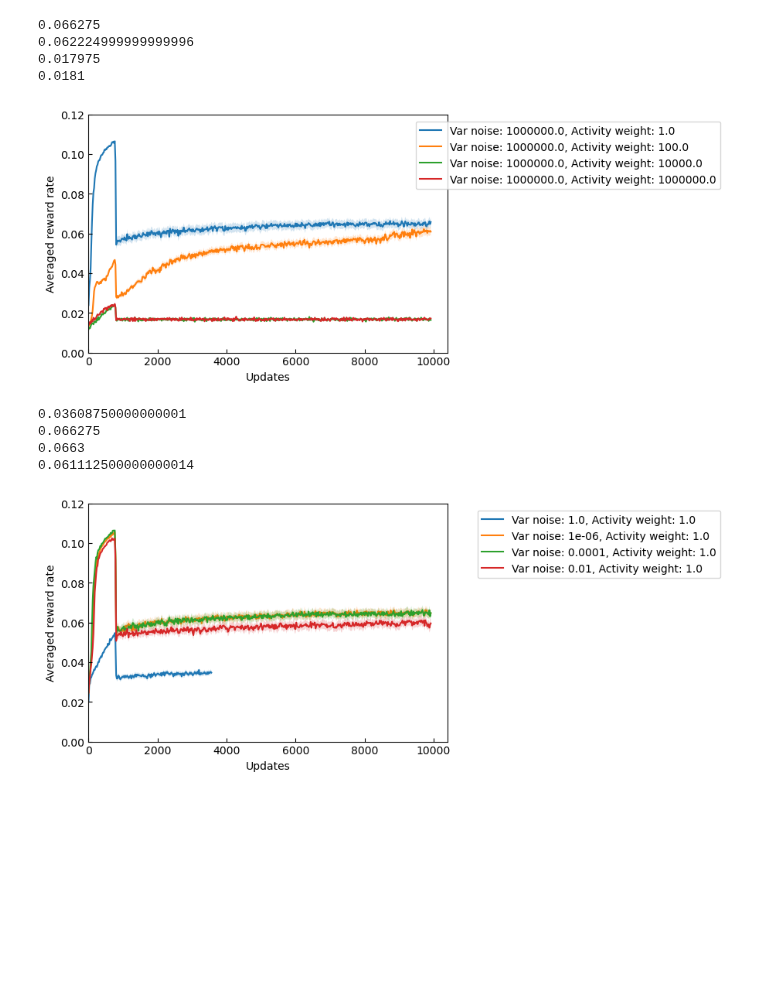
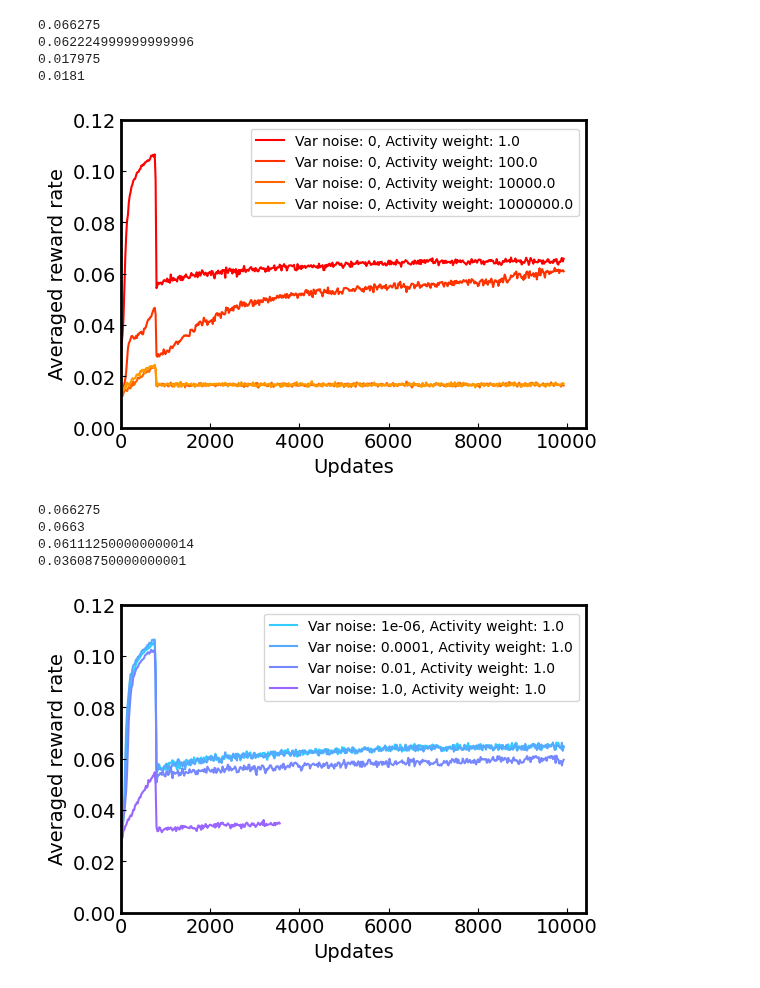
Before and after one commit to davidgbe/favorably_connected, a Jupyter notebook: notebooks/noise_and_activity_reg_grid_search.ipynb, the cells around one changed output. Saved outputs shown, nothing was run; the diff lists cells and outputs as text; code cells hidden in the pictures; blank space fills up the shorter version.

```diff
--- a/notebooks/noise_and_activity_reg_grid_search.ipynb
+++ b/notebooks/noise_and_activity_reg_grid_search.ipynb
@@ -10,8 +10,10 @@ import numpy as np
 import glob2 as glob
 import matplotlib as mpl
 import matplotlib.pyplot as plt
-from aux_funcs import parse_string_with_regex
+from aux_funcs import parse_string_with_regex, ordered_colors_from_cmap
 
+plt.rcParams['font.size'] = 14
+plt.rcParams['axes.linewidth'] = 2.0
 
 AVERAGING_SIZE = 20
 # %%
@@ -26,61 +28,78 @@ def load_data(data_path, averaging_size=AVERAGING_SIZE):
     for k in range(0, int(data.shape[1] / averaging_size) * averaging_size, averaging_size):
         reduced_data[:, int(k / averaging_size)] = data[:, k:k + averaging_size].mean(axis=1)
     return reduced_data
+
+def gen_sort_key(regex, start=1):
+    def f(name):
+        name = name.replace('\\', '/')
+        parsed_components = parse_string_with_regex(name, regex)[start:]
+        var_noise = float(parsed_components[0])
+        activity_weight = float(parsed_components[1])
+        return var_noise, activity_weight
+    return f
 # %%
 data_dir_regex = '../data/rl_agent_outputs/det_reward_to_stoch_noise_activity_penalty_*_var_noise_*_activity_weight_*/reward_rates'
 
 scale = 1
 fig, axs = plt.subplots(1, 1, figsize=(6 * scale, 4 * scale))
 
-for data_dir in glob.glob(data_dir_regex):
+blues = ordered_colors_from_cmap('autumn', 4, cmap_range=(0, 0.6))
+d_idx = 0
+
+for data_dir in sorted(glob.glob(data_dir_regex), key=gen_sort_key(data_dir_regex)):
     data_dir = data_dir.replace('\\', '/')
     parsed_components = parse_string_with_regex(data_dir, data_dir_regex)[1:]
 
     var_noise = float(parsed_components[0])
     activity_weight = float(parsed_components[1])
 
     if var_noise != 1e6 or activity_weight < 1e-3:
         continue
 
     reduced_data = load_data(os.path.join(data_dir, '*.npy'))
 
-    axs.fill_between(
-        np.arange(reduced_data.shape[1]) * AVERAGING_SIZE,
-        np.mean(reduced_data.T, axis=1) - np.std(reduced_data.T, axis=1) / np.sqrt(reduced_data.shape[0]),
-        np.mean(reduced_data.T, axis=1) + np.std(reduced_data.T, axis=1) / np.sqrt(reduced_data.shape[0]),
-        alpha=0.2,
-        zorder=1,
-    )
+    # axs.fill_between(
+    #     np.arange(reduced_data.shape[1]) * AVERAGING_SIZE,
+    #     np.mean(reduced_data.T, axis=1) - np.std(reduced_data.T, axis=1) / np.sqrt(reduced_data.shape[0]),
+    #     np.mean(reduced_data.T, axis=1) + np.std(reduced_data.T, axis=1) / np.sqrt(reduced_data.shape[0]),
+    #     alpha=0.2,
+    #     zorder=1,
+    # )
 
     axs.plot(
         np.arange(reduced_data.shape[1]) * AVERAGING_SIZE,
         np.mean(reduced_data.T, axis=1),
         zorder=1,
-        label=f'Var noise: {var_noise}, Activity weight: {activity_weight}',
+        label=f'Var noise: {0}, Activity weight: {activity_weight}',
+        color=blues[d_idx],
     )
 
     print(np.mean(reduced_data.T, axis=1)[100:].max())
+
+    d_idx += 1
 
 axs.set_ylim(0, 0.12)
 axs.set_xlim(0)
 axs.set_ylabel('Averaged reward rate')
 axs.set_xlabel('Updates')
 axs.tick_params(axis='both', direction='in')
-fig.legend(bbox_to_anchor=(1.5, 0.875))
+fig.legend(bbox_to_anchor=(0.9, 0.875), prop={'size': 10})
 print()
 # %% [output]
 0.066275
 0.062224999999999996
 0.017975
 0.0181
-[figure, old version]
+[figure, new version]
 # %%
 data_dir_regex = '../data/rl_agent_outputs/det_reward_to_stoch_noise_activity_weight_corrected_var_*_var_noise_*_activity_weight_*/reward_rates'
 
 scale = 1
 fig, axs = plt.subplots(1, 1, figsize=(6 * scale, 4 * scale))
 
-for data_dir in glob.glob(data_dir_regex):
+oranges = ordered_colors_from_cmap('cool', 4, cmap_range=(0.2, 0.6))
+
+for d_idx, data_dir in enumerate(sorted(glob.glob(data_dir_regex), key=gen_sort_key(data_dir_regex))):
     data_dir = data_dir.replace('\\', '/')
     parsed_components = parse_string_with_regex(data_dir, data_dir_regex)[1:]
 
@@ -92,19 +111,21 @@ for data_dir in glob.glob(data_dir_regex):
 
     reduced_data = load_data(os.path.join(data_dir, '*.npy'))
 
-    axs.fill_between(
-        np.arange(reduced_data.shape[1]) * AVERAGING_SIZE,
-        np.mean(reduced_data.T, axis=1) - np.std(reduced_data.T, axis=1) / np.sqrt(reduced_data.shape[0]),
-        np.mean(reduced_data.T, axis=1) + np.std(reduced_data.T, axis=1) / np.sqrt(reduced_data.shape[0]),
-        alpha=0.2,
-        zorder=1,
-    )
+    # axs.fill_between(
+    #     np.arange(reduced_data.shape[1]) * AVERAGING_SIZE,
+    #     np.mean(reduced_data.T, axis=1) - np.std(reduced_data.T, axis=1) / np.sqrt(reduced_data.shape[0]),
+    #     np.mean(reduced_data.T, axis=1) + np.std(reduced_data.T, axis=1) / np.sqrt(reduced_data.shape[0]),
+    #     alpha=0.2,
+    #     zorder=1,
+    #     color=blues[d_idx],
+    # )
 
     axs.plot(
         np.arange(reduced_data.shape[1]) * AVERAGING_SIZE,
         np.mean(reduced_data.T, axis=1),
         zorder=1,
         label=f'Var noise: {var_noise}, Activity weight: {activity_weight}',
+        color=oranges[d_idx],
     )
 
     print(np.mean(reduced_data.T, axis=1)[100:].max())
@@ -114,11 +135,11 @@ axs.set_xlim(0)
 axs.set_ylabel('Averaged reward rate')
 axs.set_xlabel('Updates')
 axs.tick_params(axis='both', direction='in')
-fig.legend(bbox_to_anchor=(1.5, 0.875))
+fig.legend(bbox_to_anchor=(0.9, 0.875), prop={'size': 10})
 print()
 # %% [output]
-0.03608750000000001
 0.066275
 0.0663
 0.061112500000000014
+0.03608750000000001
-[figure, old version]
+[figure, new version]
```
Also changed, not shown: parts of 2 cells of this notebook, 6 other files.
